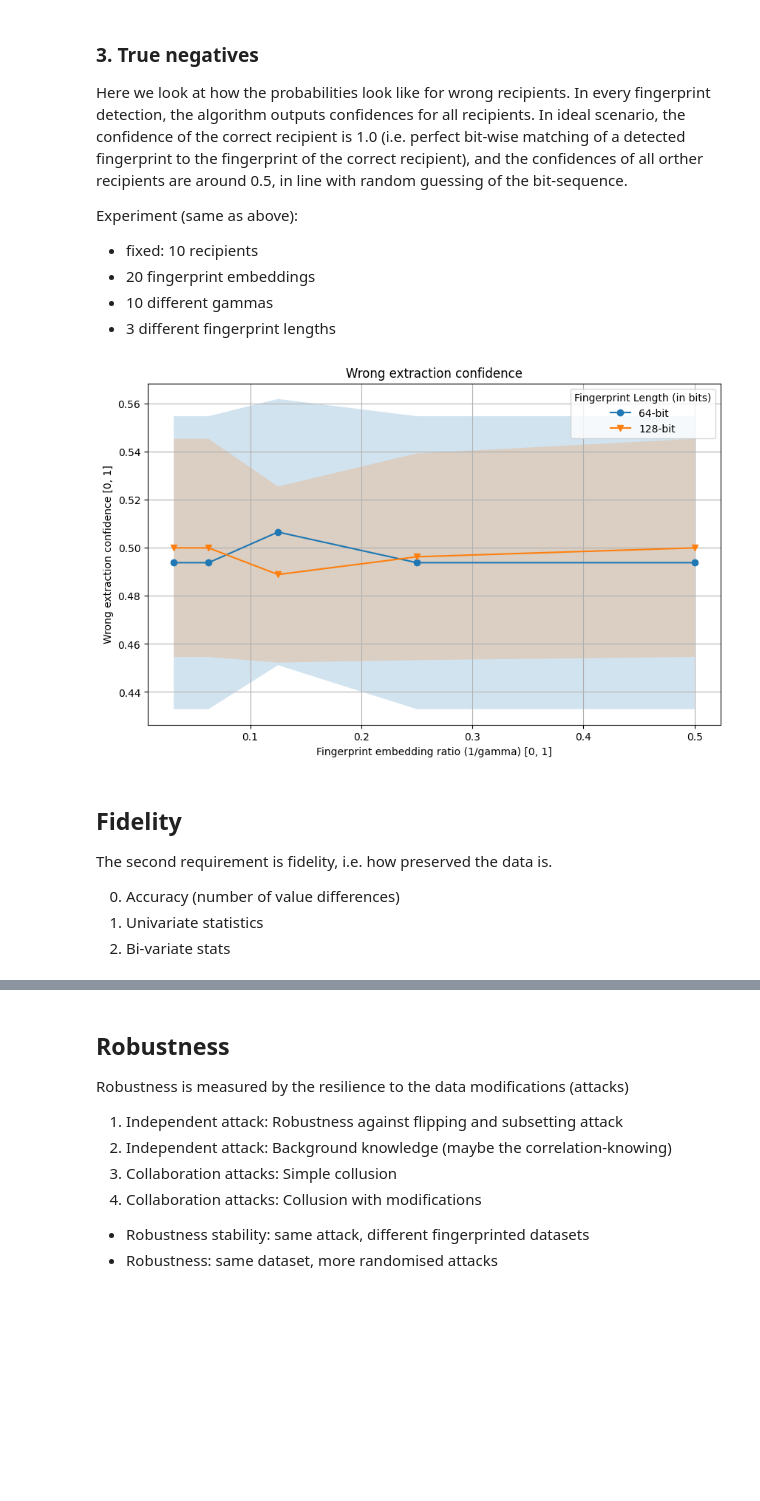
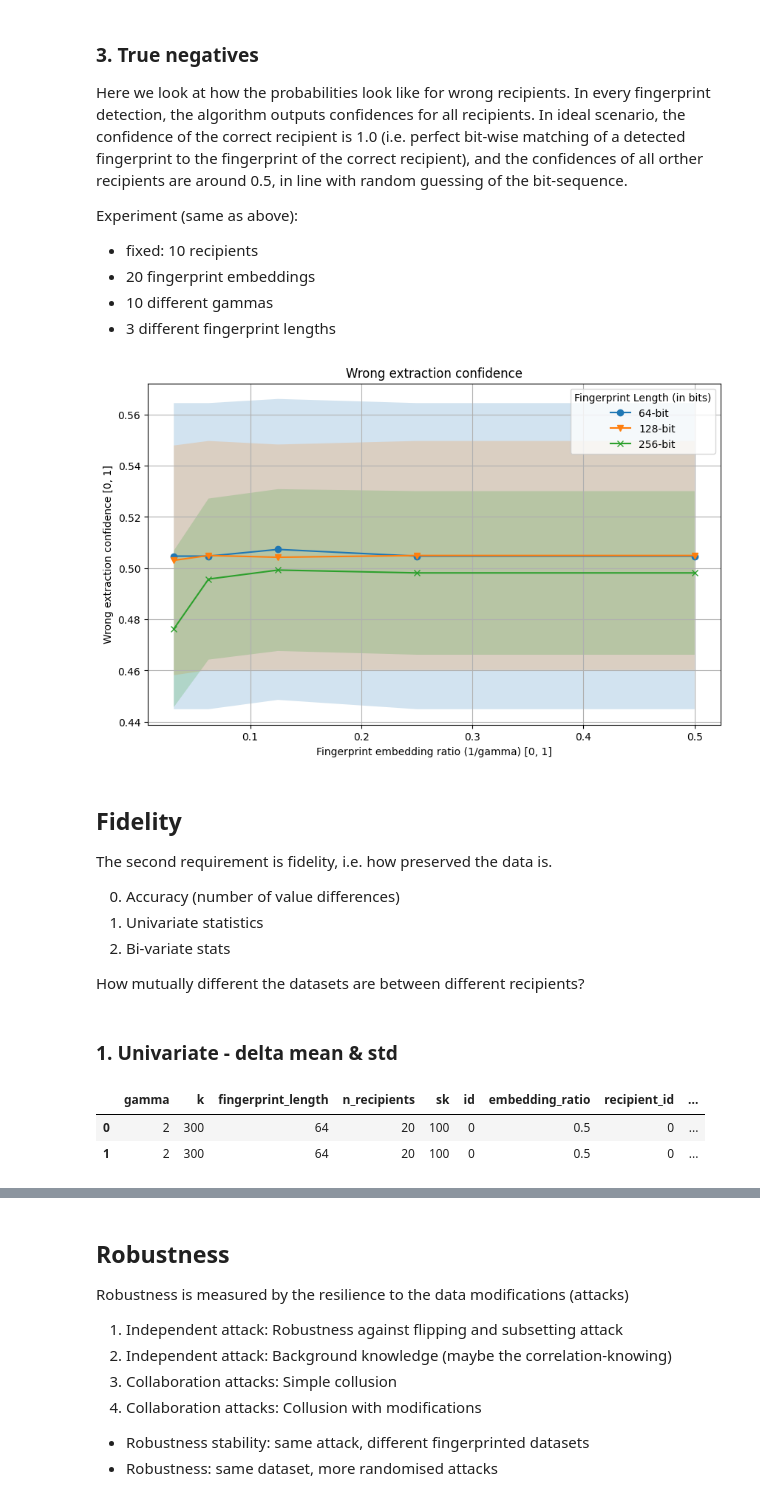
Before and after one commit to tanjascats/NCorr-FP, a Jupyter notebook: NCorrFP_scheme/analysis/NCorr-FP-analysis.ipynb, the cells around one changed output, grey strips where cells are left out. Saved outputs shown, nothing was run; the diff lists cells and outputs as text; code cells hidden in the pictures; blank space fills up the shorter version.

Commit message:
Fidelity analysis: univariate and correlations

```diff
--- a/NCorrFP_scheme/analysis/NCorr-FP-analysis.ipynb
+++ b/NCorrFP_scheme/analysis/NCorr-FP-analysis.ipynb
@@ -198,4 +177,0 @@ def plot_tn_confidence(results):
-# %%
-plot_tn_confidence(results)
-# %% [output]
-[figure, removed]
@@ -202,3 +210,7 @@ plot_tn_confidence(results)
+# %%
+plot_tn_confidence(results_effectiveness_tp)
+# %% [output]
+[figure, added]
 # %% [markdown]
 ## Fidelity
 
@@ -207,3 +219,14 @@ The second requirement is fidelity, i.e. how preserved the data is.
 0. Accuracy (number of value differences)
 1. Univariate statistics
 2. Bi-variate stats
+
+How mutually different the datasets are between different recipients?
+# %% [markdown]
+### 1. Univariate - delta mean & std
+# %%
+results_fidelity = pd.read_csv('fidelity_univariate_covertype-sample.csv')
+results_fidelity.head(2)
+# %% [output]
+|  | gamma | k | fingerprint_length | n_recipients | sk | id | embedding_ratio | recipient_id | ... |
+| 0 | 2 | 300 | 64 | 20 | 100 | 0 | 0.5 | 0 | ... |
+| 1 | 2 | 300 | 64 | 20 | 100 | 0 | 0.5 | 0 | ... |
```
Also changed, not shown: parts of 38 cells of this notebook, 38 other files.
